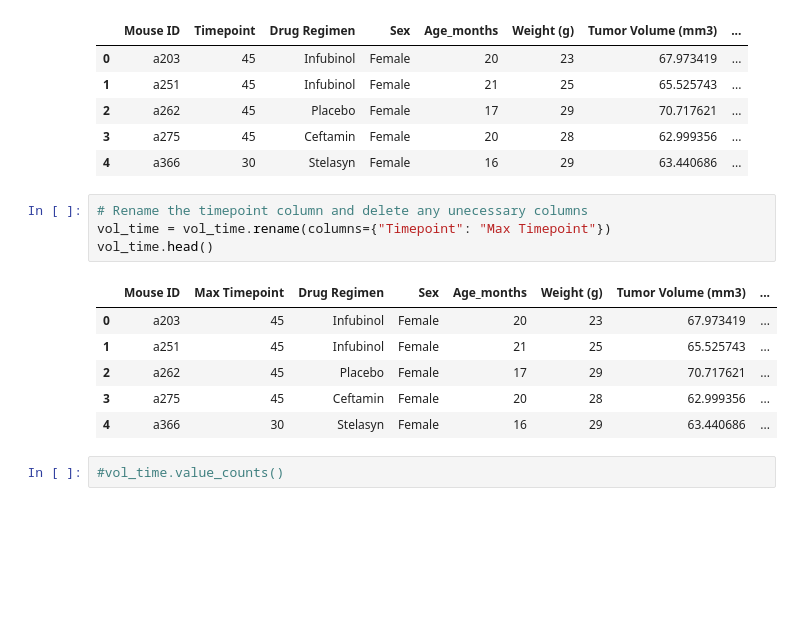
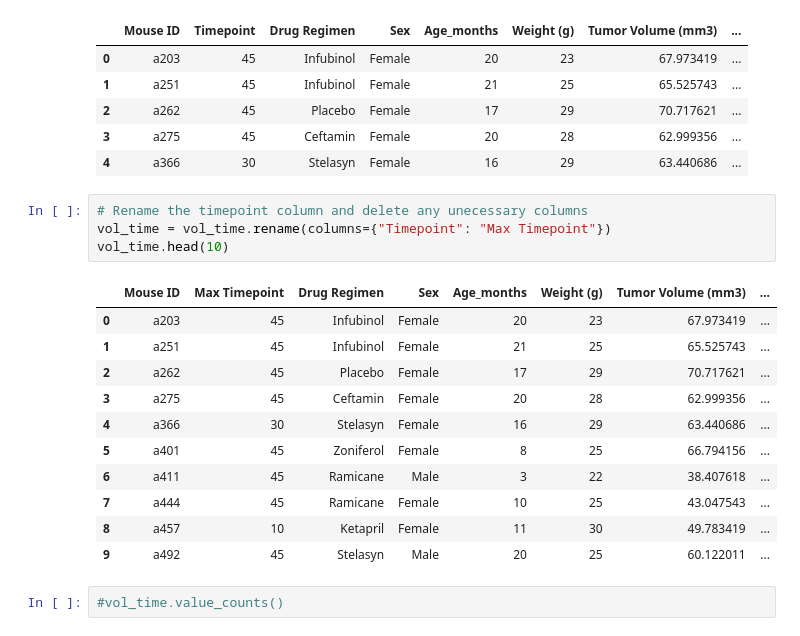
Before and after one commit to norojordan/Mathplotlib-HW, a Jupyter notebook: pymaceuticals_starter.ipynb, the cells around one changed output. Saved outputs shown, nothing was run; the diff lists cells and outputs as text; blank space fills up the shorter version.

```diff
--- a/pymaceuticals_starter.ipynb
+++ b/pymaceuticals_starter.ipynb
@@ -241,14 +241,19 @@ vol_time.head()
 # %%
 # Rename the timepoint column and delete any unecessary columns
 vol_time = vol_time.rename(columns={"Timepoint": "Max Timepoint"})
-vol_time.head()
+vol_time.head(10)
 # %% [output]
 |  | Mouse ID | Max Timepoint | Drug Regimen | Sex | Age_months | Weight (g) | Tumor Volume (mm3) | ... |
 | 0 | a203 | 45 | Infubinol | Female | 20 | 23 | 67.973419 | ... |
 | 1 | a251 | 45 | Infubinol | Female | 21 | 25 | 65.525743 | ... |
 | 2 | a262 | 45 | Placebo | Female | 17 | 29 | 70.717621 | ... |
 | 3 | a275 | 45 | Ceftamin | Female | 20 | 28 | 62.999356 | ... |
 | 4 | a366 | 30 | Stelasyn | Female | 16 | 29 | 63.440686 | ... |
+| 5 | a401 | 45 | Zoniferol | Female | 8 | 25 | 66.794156 | ... |
+| 6 | a411 | 45 | Ramicane | Male | 3 | 22 | 38.407618 | ... |
+| 7 | a444 | 45 | Ramicane | Female | 10 | 25 | 43.047543 | ... |
+| 8 | a457 | 10 | Ketapril | Female | 11 | 30 | 49.783419 | ... |
+| 9 | a492 | 45 | Stelasyn | Male | 20 | 25 | 60.122011 | ... |
 # %%
 #vol_time.value_counts()
 # %%
```
Also changed, not shown: parts of 2 cells of this notebook.
